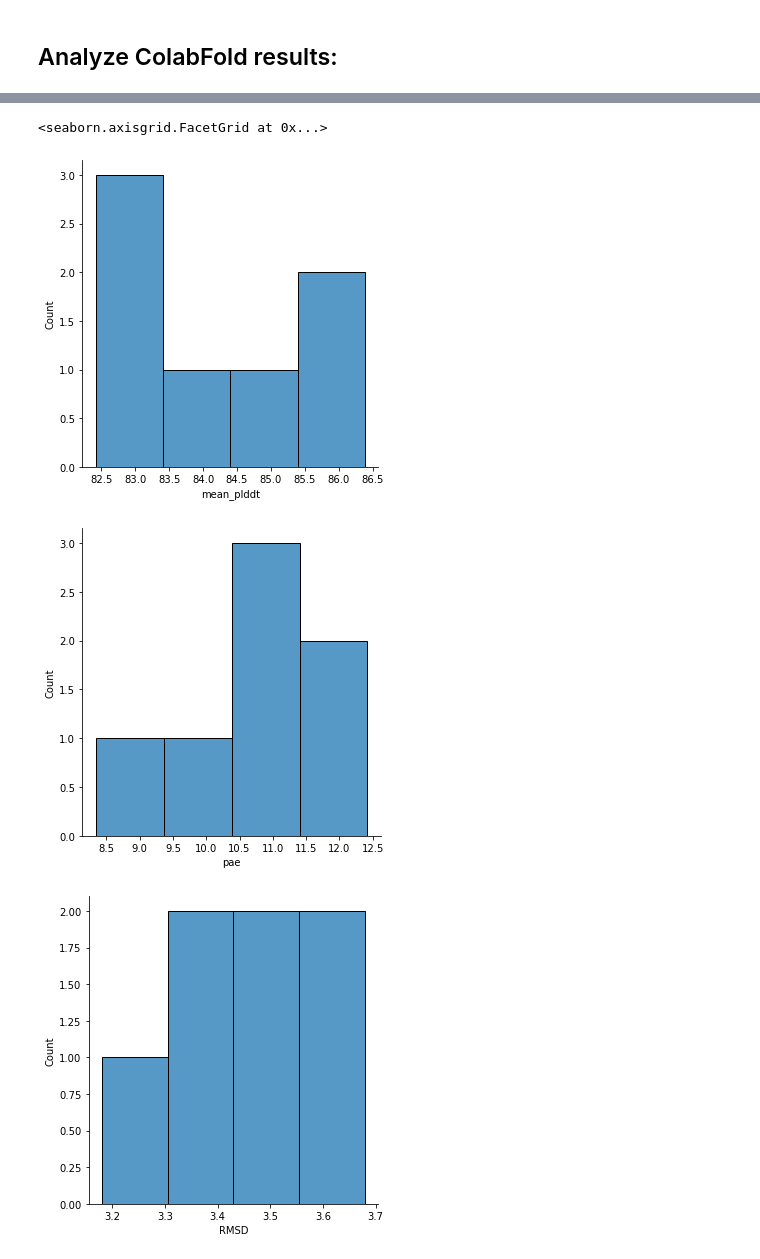
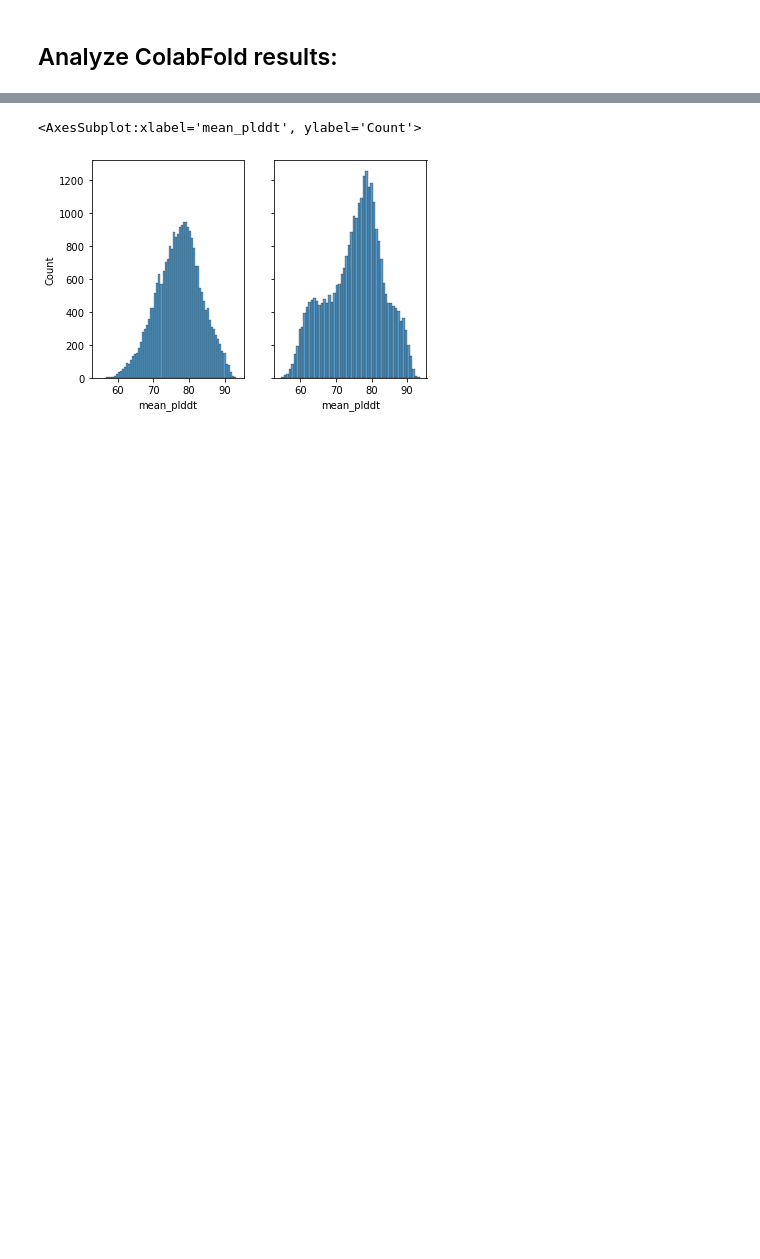
Before and after one commit to Cenoten/ProteinDesignWorkshop, a Jupyter notebook: workshop_day2.ipynb, the cells around one changed output, grey strips where cells are left out. Cells and saved outputs as stored; diff of their text form; code cells hidden in the pictures; blank space fills up the shorter version.

```diff
--- a/workshop_day2.ipynb
+++ b/workshop_day2.ipynb
@@ -781,3 +458,8 @@ df_cfold = pd.concat([load_cbatch_results("output_cfold/"), load_tmalign_res("tm
 # %%
-df_cfold
+df_scaffold = pd.concat([pd.read_json("scaffold/cfold_scaffold.json"), load_tmalign_res("scaffold/tmalign_scaffold.json")],axis=1)
+df_denovo = pd.concat([pd.read_json("de_novo/cfold_initial_guess_prod.json"), load_tmalign_res("de_novo/cfold_initial_guess_prod_tmalign.json")],axis=1)
+df_scaffold.dropna(inplace=True)
+df_denovo.dropna(inplace=True)
+print(df_scaffold.shape)
+print(df_denovo.shape)
 # %% [output]
@@ -792,10 +483,8 @@ df_cfold
 # %%
 %matplotlib inline
-sns.displot(data=df_cfold, x="mean_plddt")
-sns.displot(data=df_cfold, x="pae")
-sns.displot(data=df_cfold, x="RMSD")
+fig,(ax1,ax2) = plt.subplots(nrows=1,ncols=2,sharex=True,sharey=True)
+sns.histplot(data=df_scaffold, x="mean_plddt", ax=ax1)
+sns.histplot(data=df_denovo, x="mean_plddt", ax=ax2)
 # %% [output]
-<seaborn.axisgrid.FacetGrid at 0x...>
+<AxesSubplot:xlabel='mean_plddt', ylabel='Count'>
-[figure, old version]
+[figure, new version]
-[figure, removed]
-[figure, removed]
```
Also changed, not shown: parts of 25 cells of this notebook, 7 other files.
